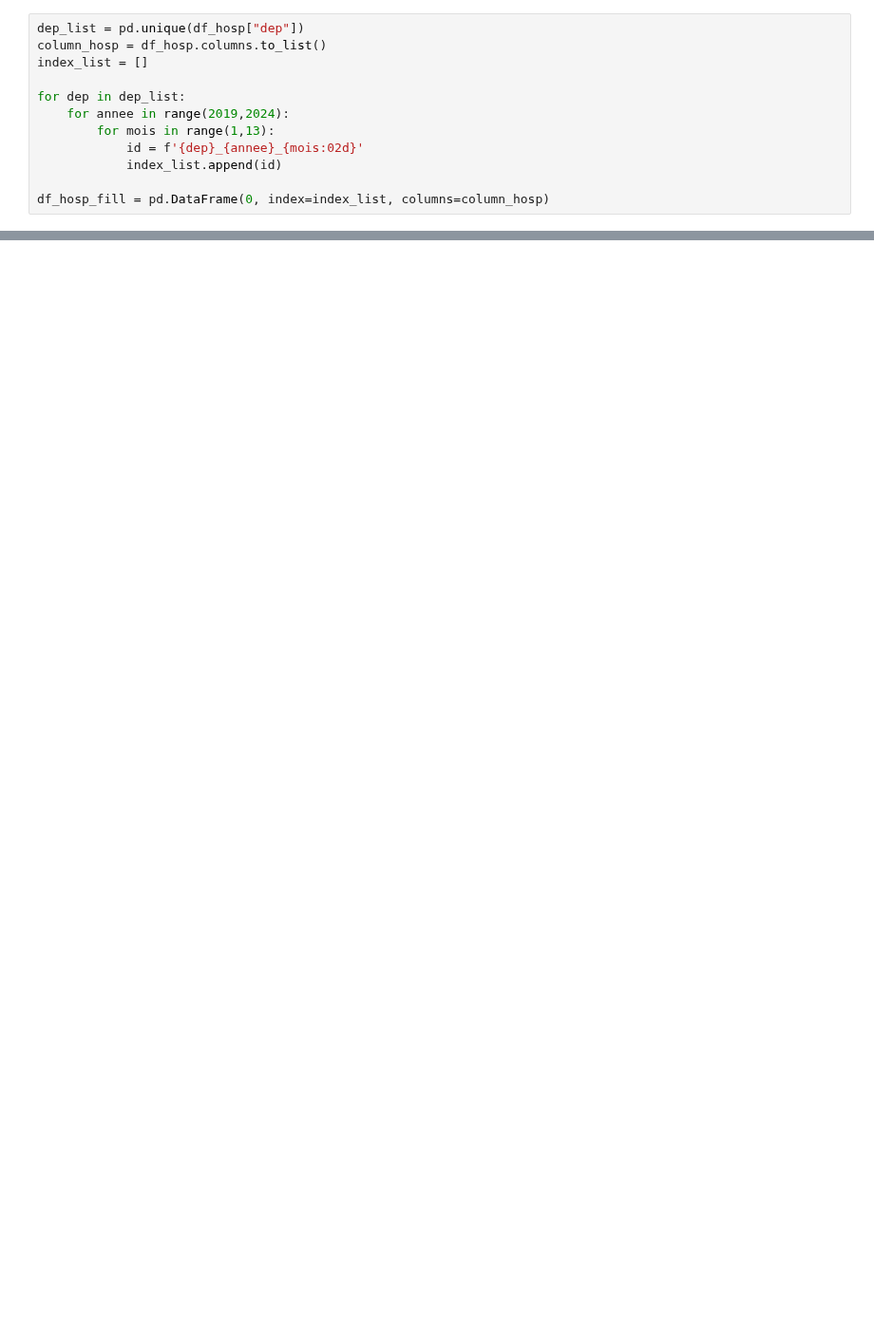
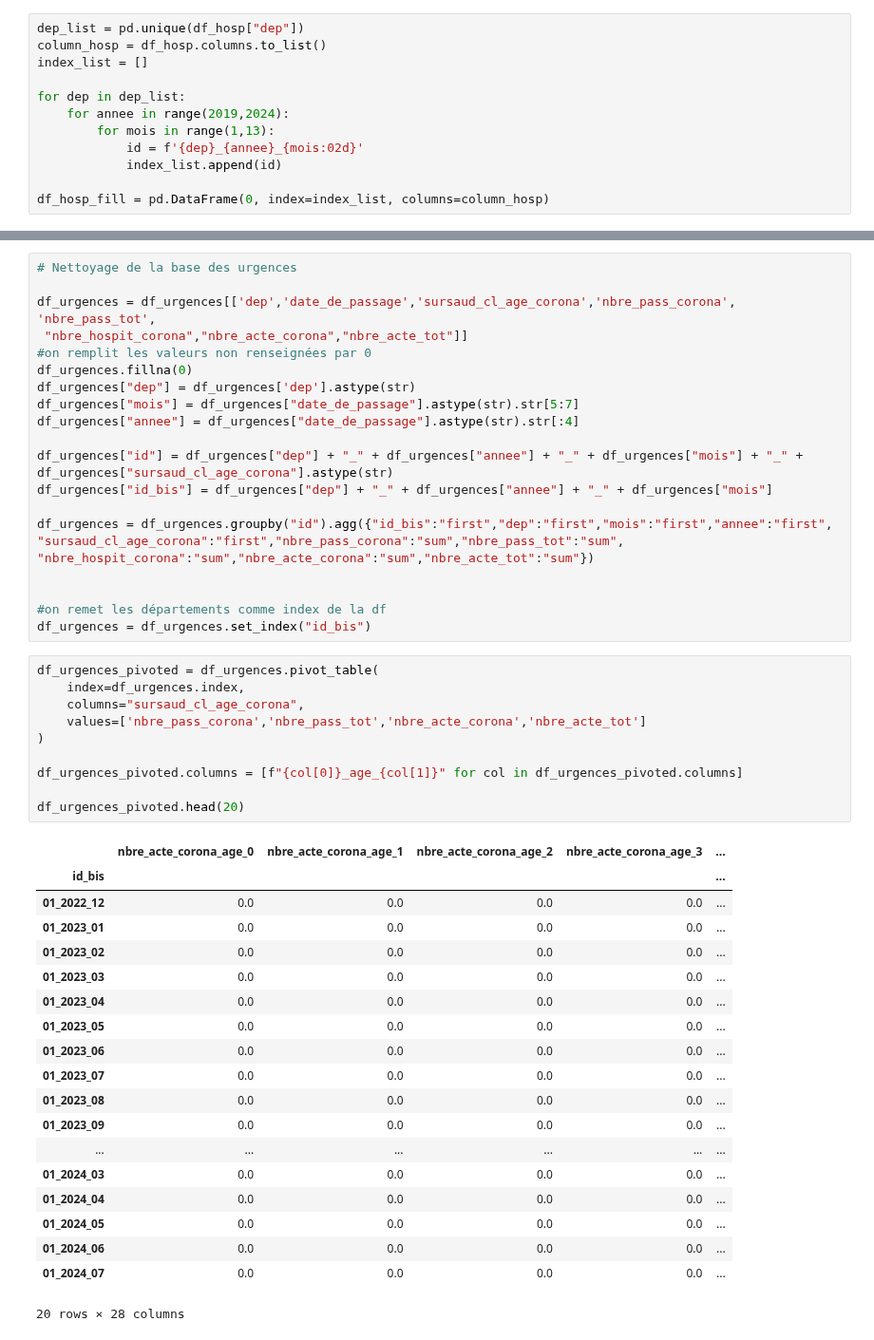
Before and after one commit to gabrielfrancois/DS_Covid, a Jupyter notebook: test_liantsoa.ipynb, the cells around one changed output, grey strips where cells are left out. Shown at 95% size. Saved outputs shown, nothing was run; the diff lists cells and outputs as text; blank space fills up the shorter version.

```diff
--- a/test_liantsoa.ipynb
+++ b/test_liantsoa.ipynb
@@ -182,0 +134,51 @@ dtype: int64
+# %%
+# Nettoyage de la base des urgences
+
+df_urgences = df_urgences[['dep','date_de_passage','sursaud_cl_age_corona','nbre_pass_corona', 'nbre_pass_tot',
+ "nbre_hospit_corona","nbre_acte_corona","nbre_acte_tot"]]
+#on remplit les valeurs non renseignées par 0
+df_urgences.fillna(0)
+df_urgences["dep"] = df_urgences['dep'].astype(str)
+df_urgences["mois"] = df_urgences["date_de_passage"].astype(str).str[5:7]
+df_urgences["annee"] = df_urgences["date_de_passage"].astype(str).str[:4]
+
+df_urgences["id"] = df_urgences["dep"] + "_" + df_urgences["annee"] + "_" + df_urgences["mois"] + "_" + df_urgences["sursaud_cl_age_corona"].astype(str)
+df_urgences["id_bis"] = df_urgences["dep"] + "_" + df_urgences["annee"] + "_" + df_urgences["mois"]
+
+df_urgences = df_urgences.groupby("id").agg({"id_bis":"first","dep":"first","mois":"first","annee":"first",
+"sursaud_cl_age_corona":"first","nbre_pass_corona":"sum","nbre_pass_tot":"sum",
+"nbre_hospit_corona":"sum","nbre_acte_corona":"sum","nbre_acte_tot":"sum"})
+
+
+#on remet les départements comme index de la df
+df_urgences = df_urgences.set_index("id_bis")
+# %%
+df_urgences_pivoted = df_urgences.pivot_table(
+    index=df_urgences.index,
+    columns="sursaud_cl_age_corona",
+    values=['nbre_pass_corona','nbre_pass_tot','nbre_acte_corona','nbre_acte_tot']
+)
+
+df_urgences_pivoted.columns = [f"{col[0]}_age_{col[1]}" for col in df_urgences_pivoted.columns]
+
+df_urgences_pivoted.head(20)
+# %% [output]
+|  | nbre_acte_corona_age_0 | nbre_acte_corona_age_1 | nbre_acte_corona_age_2 | nbre_acte_corona_age_3 | ... |
+| id_bis |  |  |  |  | ... |
+| 01_2022_12 | 0.0 | 0.0 | 0.0 | 0.0 | ... |
+| 01_2023_01 | 0.0 | 0.0 | 0.0 | 0.0 | ... |
+| 01_2023_02 | 0.0 | 0.0 | 0.0 | 0.0 | ... |
+| 01_2023_03 | 0.0 | 0.0 | 0.0 | 0.0 | ... |
+| 01_2023_04 | 0.0 | 0.0 | 0.0 | 0.0 | ... |
+| 01_2023_05 | 0.0 | 0.0 | 0.0 | 0.0 | ... |
+| 01_2023_06 | 0.0 | 0.0 | 0.0 | 0.0 | ... |
+| 01_2023_07 | 0.0 | 0.0 | 0.0 | 0.0 | ... |
+| 01_2023_08 | 0.0 | 0.0 | 0.0 | 0.0 | ... |
+| 01_2023_09 | 0.0 | 0.0 | 0.0 | 0.0 | ... |
+| ... | ... | ... | ... | ... | ... |
+| 01_2024_03 | 0.0 | 0.0 | 0.0 | 0.0 | ... |
+| 01_2024_04 | 0.0 | 0.0 | 0.0 | 0.0 | ... |
+| 01_2024_05 | 0.0 | 0.0 | 0.0 | 0.0 | ... |
+| 01_2024_06 | 0.0 | 0.0 | 0.0 | 0.0 | ... |
+| 01_2024_07 | 0.0 | 0.0 | 0.0 | 0.0 | ... |
+20 rows × 28 columns
```
Also changed, not shown: parts of 6 cells of this notebook, 1 other file.
